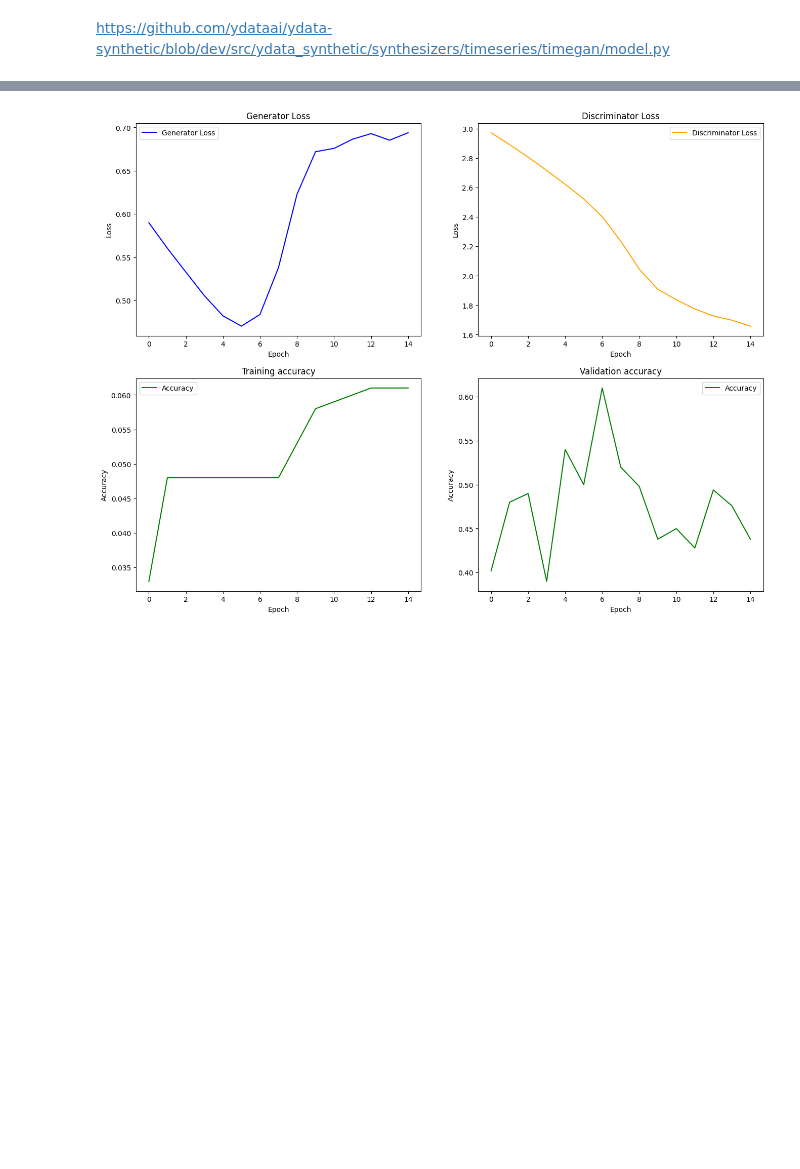
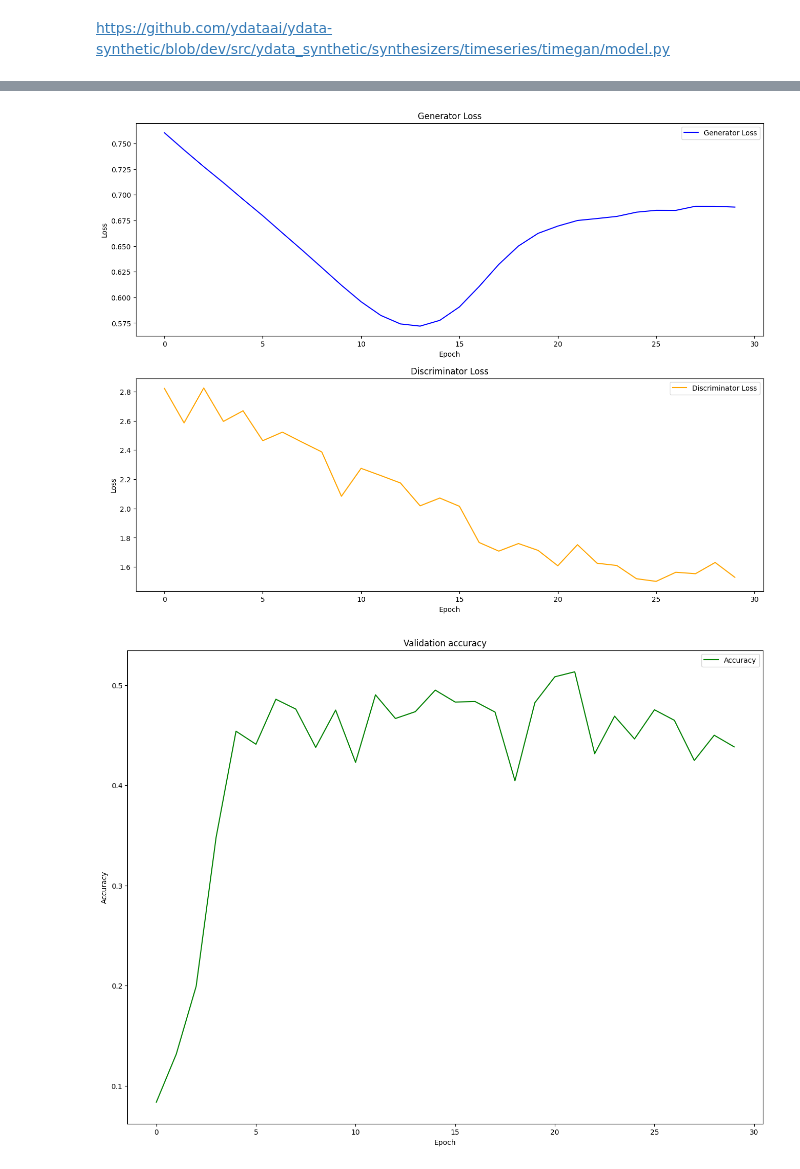
Before and after one commit to constantbourdrez/adl24-sleep-stage, a Jupyter notebook: GAN.ipynb, the cells around one changed output, grey strips where cells are left out. Drawn from its saved outputs; the diff is of its cells as text; code cells hidden in the pictures; blank space fills up the shorter version.

```diff
--- a/GAN.ipynb
+++ b/GAN.ipynb
@@ -166,16 +141,15 @@ def compute_loss(fake_output, fake_labels, real_output, real_batch_labels, gen_c
 # %% [markdown]
 https://github.com/ydataai/ydata-synthetic/blob/dev/src/ydata_synthetic/synthesizers/timeseries/timegan/model.py
 # %%
-def train_GAN(discriminator, generator, batch, trainloader, validloader, hidden_dim, dis_loss, gen_loss, input_dim=600, lr=0.0002, nepoch=10, device='cpu'):
+def train_GAN(discriminator, generator, batch, trainloader, validloader, hidden_dim, dis_loss, gen_loss, lr=0.0002, nepoch=10, device='cpu'):
     real_batch_labels = th.ones((batch, 1)).to(device)
     fake_batch_labels = th.zeros((batch, 1)).to(device)
     optim_generator = optim.Adam(generator.parameters(), lr=lr)
     optim_discriminator = optim.Adam(discriminator.parameters(), lr=lr)
-    g_losses, d_losses, train_accuracies, val_accuracies= [], [], [], []
+    g_losses, d_losses, val_accuracies= [], [], []
     for epoch in tqdm(range(nepoch)):
         running_d_loss = 0
         running_g_loss = 0
-        train_correct = 0
         val_correct = 0
         total_samples = 0  # Total number of samples, including both labeled and unlabeled
         total_samples_val=0
@@ -185,7 +159,7 @@ def train_GAN(discriminator, generator, batch, trainloader, validloader, hidden_
             fake_outputs, _, _, _ = discriminator(h)
             outputs, class_logits, _, _ = discriminator(inputs)
             outputs, class_logits = outputs.to(device), class_logits.to(device)
-            g_loss, d_loss, _ , masked_correct = compute_loss(fake_outputs, fake_batch_labels, outputs, real_batch_labels, gen_loss, dis_loss, class_logits, labels, labels_mask)
+            g_loss, d_loss, _ , _ = compute_loss(fake_outputs, fake_batch_labels, outputs, real_batch_labels, gen_loss, dis_loss, class_logits, labels, labels_mask)
             optim_discriminator.zero_grad()
             optim_generator.zero_grad()
             d_loss.backward(retain_graph=True)
@@ -195,13 +169,10 @@ def train_GAN(discriminator, generator, batch, trainloader, validloader, hidden_
 
             running_d_loss += d_loss.item()
             running_g_loss += g_loss.item()
-            train_correct += masked_correct
             total_samples += labels.size(0)  # Add the number of samples in the current batch to the total
 
         g_losses.append(running_g_loss / len(trainloader))
         d_losses.append(running_d_loss / len(trainloader))
-        train_accuracy = train_correct / total_samples  # Calculate accuracy by dividing the total correct predictions by the total samples
-        train_accuracies.append(train_accuracy)
 
         for inputs_val, labels_val in validloader:
             z = th.randn((batch, hidden_dim))
@@ -223,22 +194,20 @@ def train_GAN(discriminator, generator, batch, trainloader, validloader, hidden_
         print(f"Epoch {epoch + 1}/{nepoch} -> "
               f"Generator Loss: {running_g_loss:.4f}, "
               f"Discriminator Loss: {running_d_loss:.4f}, "
-              f"Training accuracy : {train_accuracy:.4f}, "
               f"Validation accuracy : {val_accuracy:.4f}")
 
-    return g_losses, d_losses, train_accuracies, val_accuracies
+    return g_losses, d_losses, val_accuracies
 # %%
 learning_rate=0.001
 hidden_dim = 32
-num_epochs = 10
+num_epochs = 30
 input_dim=600
 n_layers=2
 
-# Instanciation des modèles
 generator = Generator(hidden_dim, input_dim, n_layers)
 discriminator = Discriminator(hidden_dim,n_layers,5)
 
 bceloss=nn.BCELoss()
 
-g_losses, d_losses, train_accuracies, val_accuracies=train_GAN(discriminator, generator, batch, train_loader, valid_loader, hidden_dim, bceloss, bceloss, lr = 0.0002, nepoch = num_epochs)
+g_losses, d_losses, val_accuracies=train_GAN(discriminator, generator, batch, train_loader, valid_loader, hidden_dim, bceloss, bceloss, lr = learning_rate, nepoch = num_epochs)
 # %% [output]
@@ -255,38 +222,27 @@ Epoch 10/10 -> Generator Loss: 5.8946, Discriminator Loss: 25.1285, Training acc
 # %%
-# Plot loss curves
 plt.figure(figsize=(16, 12))
-
-# Generator Loss subplot
-plt.subplot(2, 2, 1)
+plt.subplot(2, 1, 1)
 plt.plot(g_losses, label='Generator Loss', color='blue')
 plt.xlabel('Epoch')
 plt.ylabel('Loss')
 plt.title('Generator Loss')
 plt.legend()
 
-# Discriminator Loss subplot
-plt.subplot(2, 2, 2)
+plt.subplot(2, 1, 2)
 plt.plot(d_losses, label='Discriminator Loss', color='orange')
 plt.xlabel('Epoch')
 plt.ylabel('Loss')
 plt.title('Discriminator Loss')
 plt.legend()
+plt.show()
 
-# Accuracy subplot
-plt.subplot(2, 2, 3)
-plt.plot(train_accuracies, label='Accuracy', color='green')
-plt.xlabel('Epoch')
-plt.ylabel('Accuracy')
-plt.title('Training accuracy')
-plt.legend()
-
-# Accuracy subplot
-plt.subplot(2, 2, 4)
+plt.figure(figsize=(16, 12))
 plt.plot(val_accuracies, label='Accuracy', color='green')
 plt.xlabel('Epoch')
 plt.ylabel('Accuracy')
 plt.title('Validation accuracy')
 plt.legend()
 plt.show()
 # %% [output]
-[figure, old version]
+[figure, new version]
+[figure, added]
```
Also changed, not shown: parts of 6 cells of this notebook, 12 other files.
